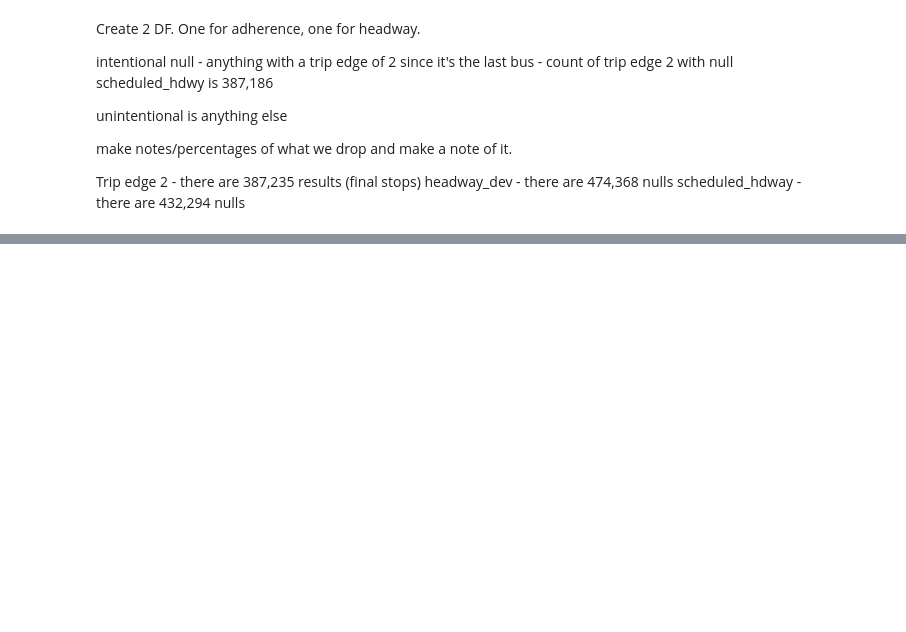
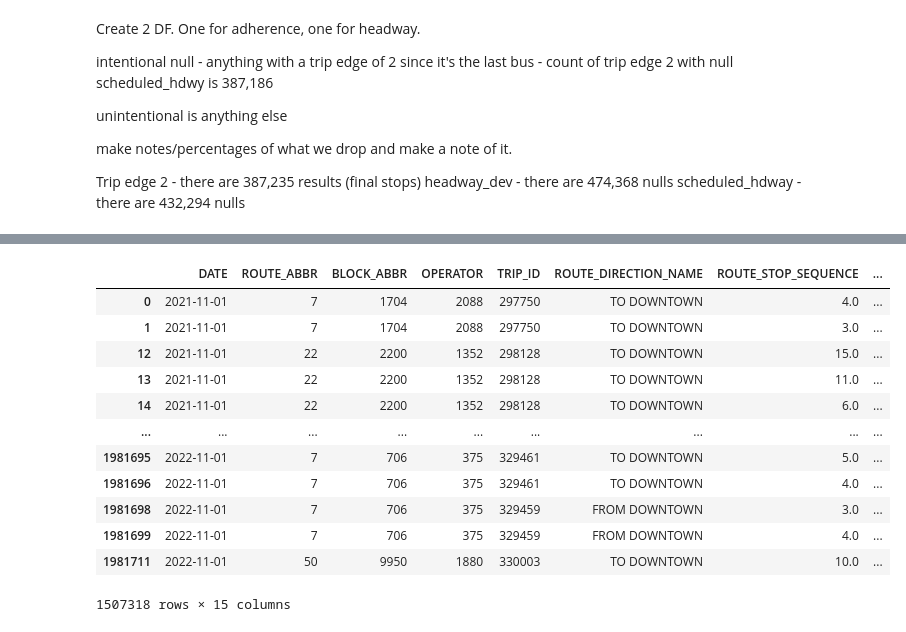
Before and after one commit to NSS-Data-Analytics-Cohort-7/wego-grumpy-concat, a Jupyter notebook: notebook/wego.ipynb, the cells around one changed output, grey strips where cells are left out. Saved outputs shown, nothing was run; the diff lists cells and outputs as text; code cells hidden in the pictures; blank space fills up the shorter version.

```diff
--- a/notebook/wego.ipynb
+++ b/notebook/wego.ipynb
@@ -398,0 +419,16 @@ dtype: int64
+# %%
+headwaydata.dropna()
+# %% [output]
+|  | DATE | ROUTE_ABBR | BLOCK_ABBR | OPERATOR | TRIP_ID | ROUTE_DIRECTION_NAME | ROUTE_STOP_SEQUENCE | ... |
+| 0 | 2021-11-01 | 7 | 1704 | 2088 | 297750 | TO DOWNTOWN | 4.0 | ... |
+| 1 | 2021-11-01 | 7 | 1704 | 2088 | 297750 | TO DOWNTOWN | 3.0 | ... |
+| 12 | 2021-11-01 | 22 | 2200 | 1352 | 298128 | TO DOWNTOWN | 15.0 | ... |
+| 13 | 2021-11-01 | 22 | 2200 | 1352 | 298128 | TO DOWNTOWN | 11.0 | ... |
+| 14 | 2021-11-01 | 22 | 2200 | 1352 | 298128 | TO DOWNTOWN | 6.0 | ... |
+| ... | ... | ... | ... | ... | ... | ... | ... | ... |
+| 1981695 | 2022-11-01 | 7 | 706 | 375 | 329461 | TO DOWNTOWN | 5.0 | ... |
+| 1981696 | 2022-11-01 | 7 | 706 | 375 | 329461 | TO DOWNTOWN | 4.0 | ... |
+| 1981698 | 2022-11-01 | 7 | 706 | 375 | 329459 | FROM DOWNTOWN | 3.0 | ... |
+| 1981699 | 2022-11-01 | 7 | 706 | 375 | 329459 | FROM DOWNTOWN | 4.0 | ... |
+| 1981711 | 2022-11-01 | 50 | 9950 | 1880 | 330003 | TO DOWNTOWN | 10.0 | ... |
+1507318 rows × 15 columns
```
Also changed, not shown: parts of 19 cells of this notebook.
